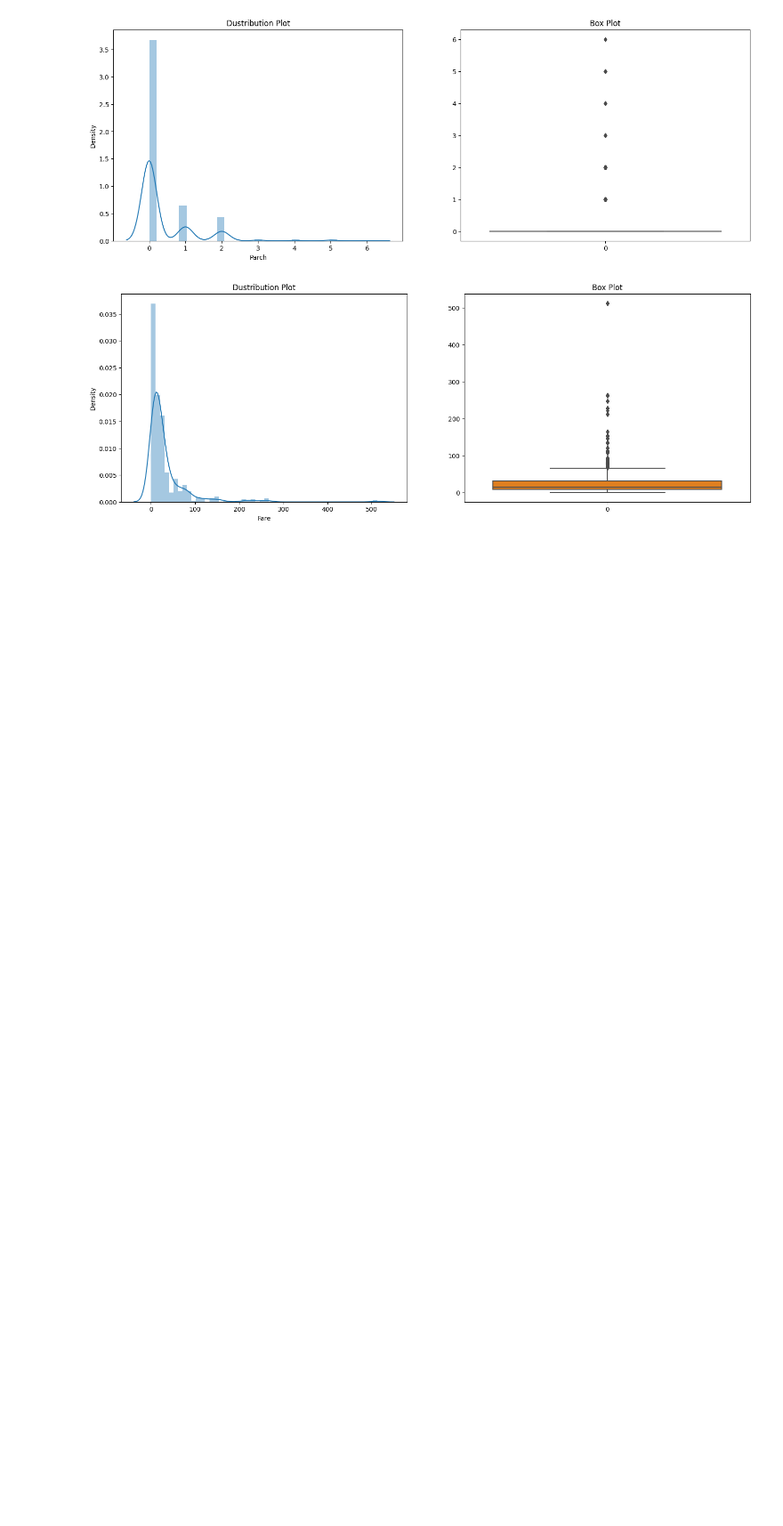
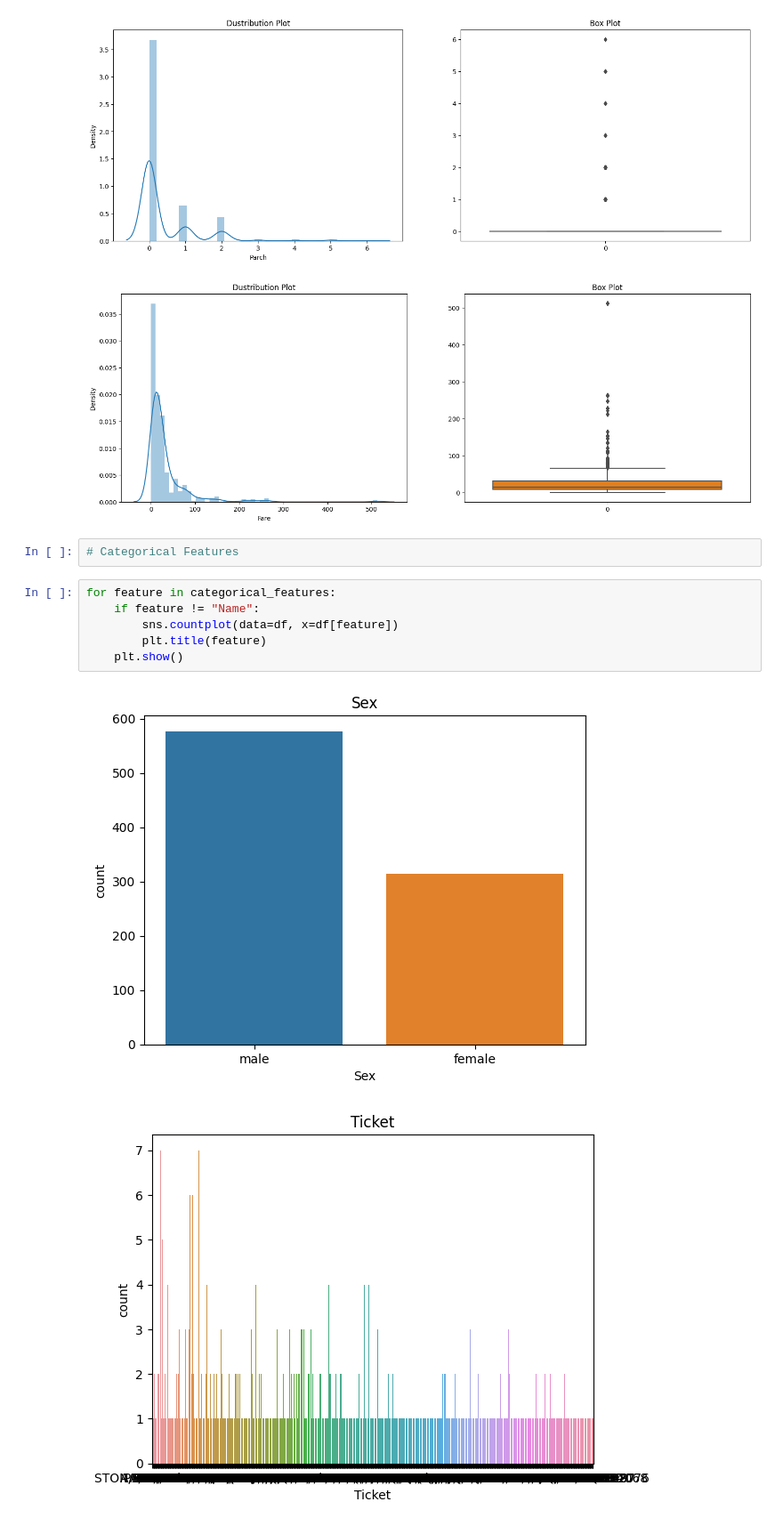
Before and after one commit to KhageshorGiri/Machine_Learning, a Jupyter notebook: Machine Learning/EDA/Titanic.ipynb, the cells around one changed output. Shown at 89% size. Cells and saved outputs as stored; diff of their text form; blank space fills up the shorter version.

```diff
--- a/Machine Learning/EDA/Titanic.ipynb
+++ b/Machine Learning/EDA/Titanic.ipynb
@@ -189,3 +189,14 @@ for feature in numerical_features:
 [figure]
 [figure]
 [figure]
+# %%
+# Categorical Features
+# %%
+for feature in categorical_features:
+    if feature != "Name":
+        sns.countplot(data=df, x=df[feature])
+        plt.title(feature)
+    plt.show()
+# %% [output]
+[figure, added]
+[figure, added]
```
Also changed, not shown: parts of 10 cells of this notebook.
